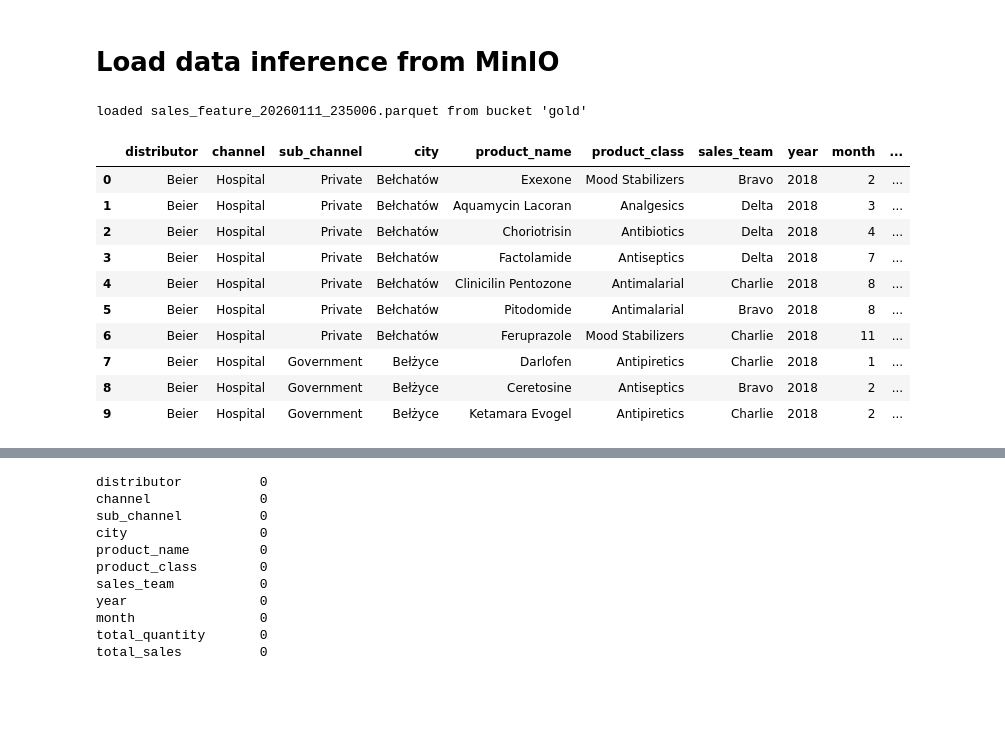
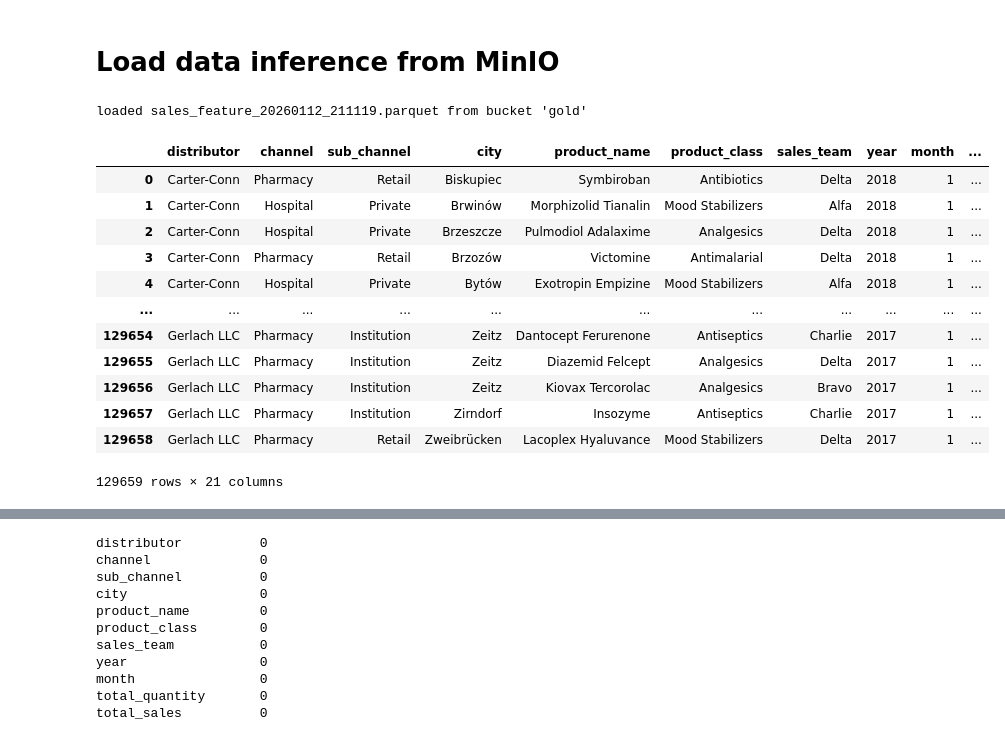
Before and after one commit to Mipjeiger/mini-project-pharmacy-business-engineering-end-to-end, a Jupyter notebook: notebooks/minio.ipynb, the cells around one changed output, grey strips where cells are left out. Cells and saved outputs as stored; diff of their text form; code cells hidden in the pictures; blank space fills up the shorter version.

```diff
--- a/notebooks/minio.ipynb
+++ b/notebooks/minio.ipynb
@@ -44,17 +44,19 @@ def load_from_minio(bucket_name: str) -> pd.DataFrame:
 # %%
 pd.set_option('display.max_columns', None)
 df = load_from_minio("gold")
-df.head(10)
+df
 # %% [output]
-loaded sales_feature_20260111_235006.parquet from bucket 'gold'
+loaded sales_feature_20260112_211119.parquet from bucket 'gold'
 |  | distributor | channel | sub_channel | city | product_name | product_class | sales_team | year | month | ... |
-| 0 | Beier | Hospital | Private | Bełchatów | Exexone | Mood Stabilizers | Bravo | 2018 | 2 | ... |
-| 1 | Beier | Hospital | Private | Bełchatów | Aquamycin Lacoran | Analgesics | Delta | 2018 | 3 | ... |
-| 2 | Beier | Hospital | Private | Bełchatów | Choriotrisin | Antibiotics | Delta | 2018 | 4 | ... |
-| 3 | Beier | Hospital | Private | Bełchatów | Factolamide | Antiseptics | Delta | 2018 | 7 | ... |
-| 4 | Beier | Hospital | Private | Bełchatów | Clinicilin Pentozone | Antimalarial | Charlie | 2018 | 8 | ... |
-| 5 | Beier | Hospital | Private | Bełchatów | Pitodomide | Antimalarial | Bravo | 2018 | 8 | ... |
-| 6 | Beier | Hospital | Private | Bełchatów | Feruprazole | Mood Stabilizers | Charlie | 2018 | 11 | ... |
-| 7 | Beier | Hospital | Government | Bełżyce | Darlofen | Antipiretics | Charlie | 2018 | 1 | ... |
-| 8 | Beier | Hospital | Government | Bełżyce | Ceretosine | Antiseptics | Bravo | 2018 | 2 | ... |
-| 9 | Beier | Hospital | Government | Bełżyce | Ketamara Evogel | Antipiretics | Charlie | 2018 | 2 | ... |
+| 0 | Carter-Conn | Pharmacy | Retail | Biskupiec | Symbiroban | Antibiotics | Delta | 2018 | 1 | ... |
+| 1 | Carter-Conn | Hospital | Private | Brwinów | Morphizolid Tianalin | Mood Stabilizers | Alfa | 2018 | 1 | ... |
+| 2 | Carter-Conn | Hospital | Private | Brzeszcze | Pulmodiol Adalaxime | Analgesics | Delta | 2018 | 1 | ... |
+| 3 | Carter-Conn | Pharmacy | Retail | Brzozów | Victomine | Antimalarial | Delta | 2018 | 1 | ... |
+| 4 | Carter-Conn | Hospital | Private | Bytów | Exotropin Empizine | Mood Stabilizers | Alfa | 2018 | 1 | ... |
+| ... | ... | ... | ... | ... | ... | ... | ... | ... | ... | ... |
+| 129654 | Gerlach LLC | Pharmacy | Institution | Zeitz | Dantocept Ferurenone | Antiseptics | Charlie | 2017 | 1 | ... |
+| 129655 | Gerlach LLC | Pharmacy | Institution | Zeitz | Diazemid Felcept | Analgesics | Delta | 2017 | 1 | ... |
+| 129656 | Gerlach LLC | Pharmacy | Institution | Zeitz | Kiovax Tercorolac | Analgesics | Bravo | 2017 | 1 | ... |
+| 129657 | Gerlach LLC | Pharmacy | Institution | Zirndorf | Insozyme | Antiseptics | Charlie | 2017 | 1 | ... |
+| 129658 | Gerlach LLC | Pharmacy | Retail | Zweibrücken | Lacoplex Hyaluvance | Mood Stabilizers | Delta | 2017 | 1 | ... |
+129659 rows × 21 columns
```
Also changed, not shown: parts of 8 cells of this notebook, 3 other files.
